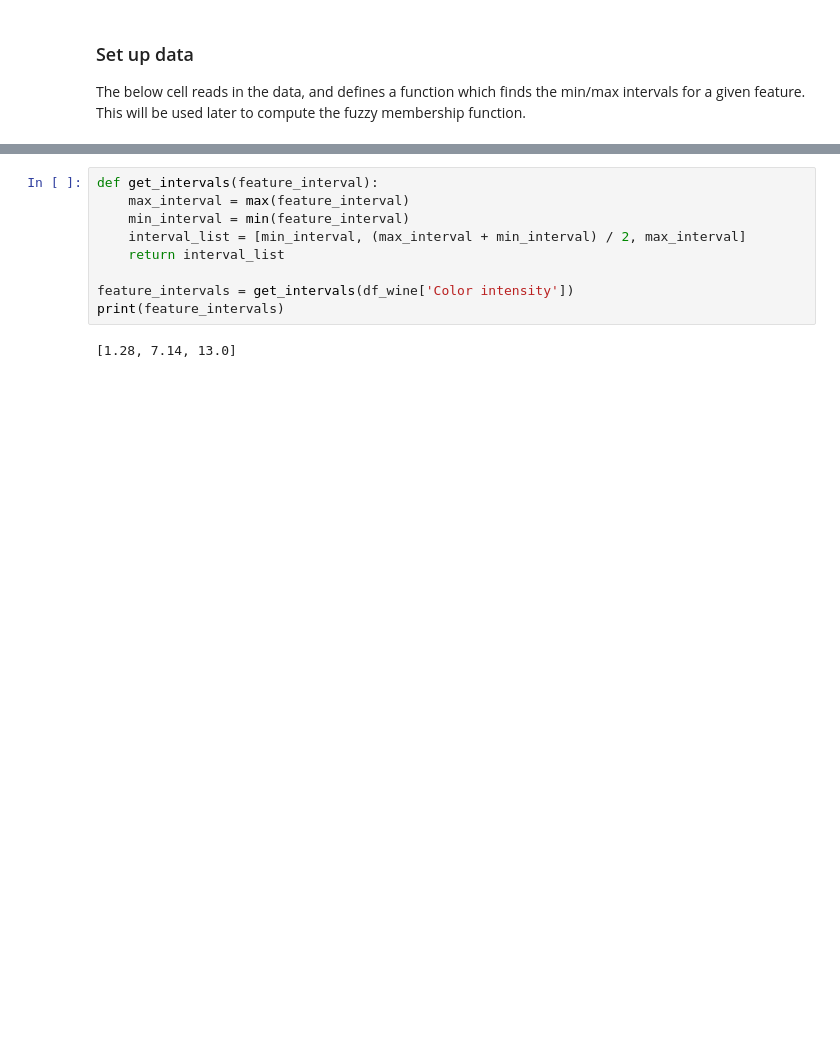
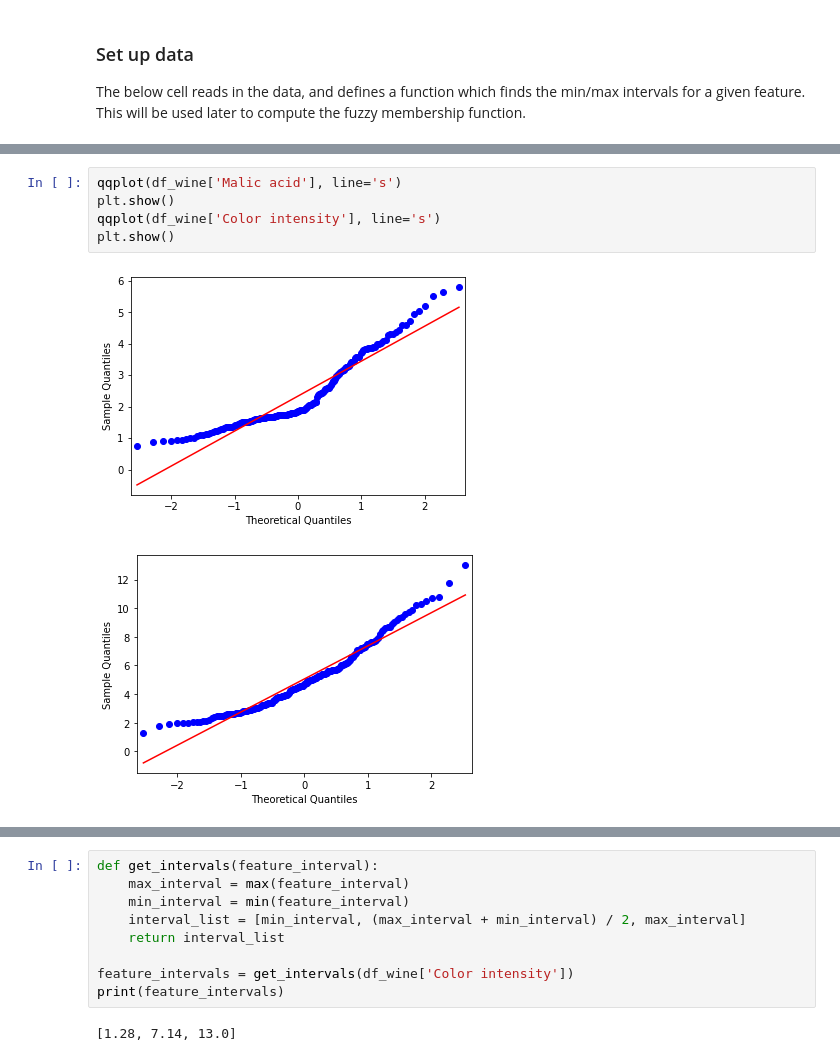
Before and after one commit to foreverloop/fuzz, a Jupyter notebook: fuzzy_notes.ipynb, the cells around one changed output, grey strips where cells are left out. Drawn from its saved outputs; the diff is of its cells as text; blank space fills up the shorter version.

```diff
--- a/fuzzy_notes.ipynb
+++ b/fuzzy_notes.ipynb
@@ -14 +53,9 @@ df_wine = pd.read_csv('wine_clean.csv')
+# %%
+qqplot(df_wine['Malic acid'], line='s')
+plt.show()
+qqplot(df_wine['Color intensity'], line='s')
+plt.show()
+# %% [output]
+[figure, added]
+[figure, added]
 # %%
```
Also changed, not shown: parts of 7 cells of this notebook.
